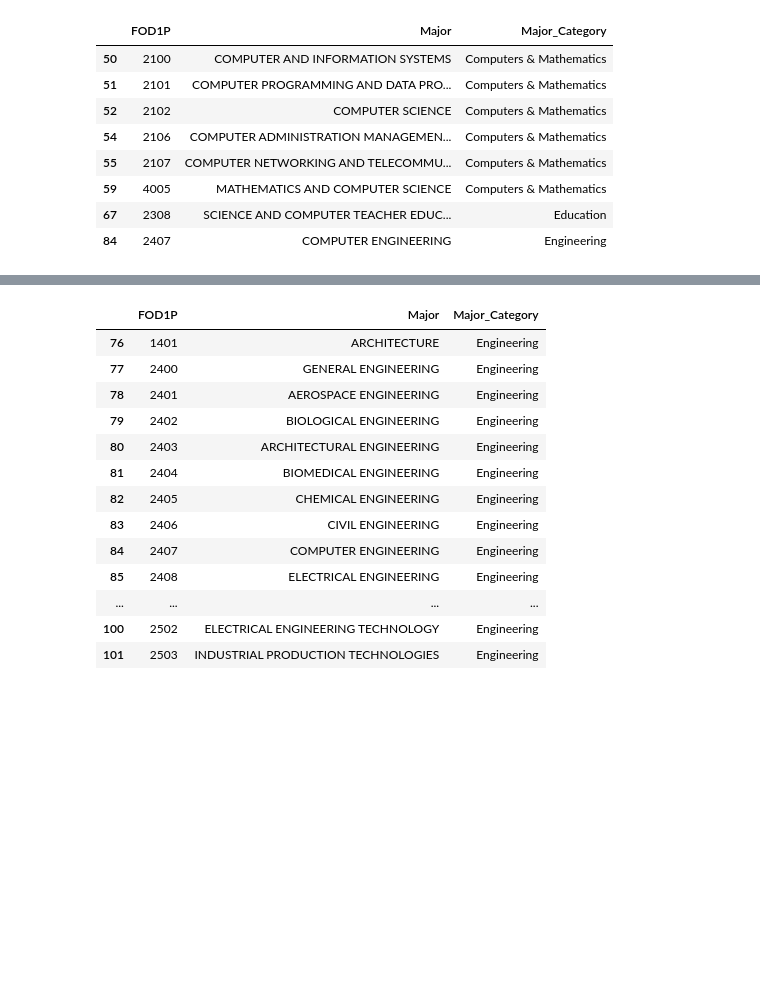
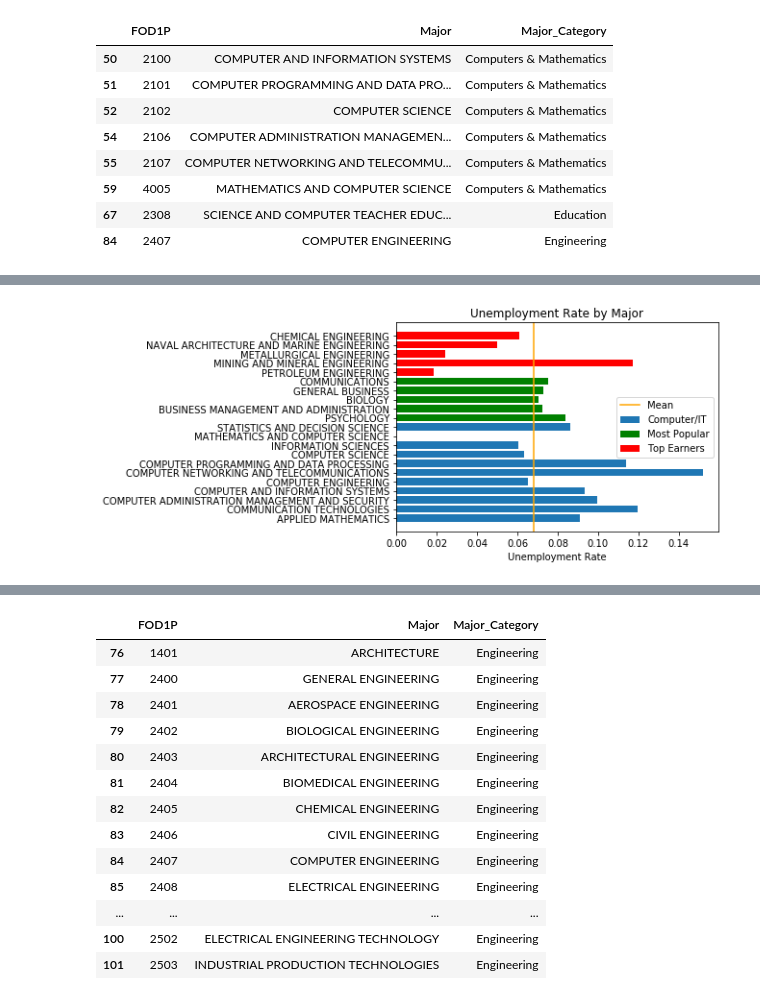
Before and after one commit to Elvinh/cs122_final_project, a Jupyter notebook: college_major_analysis.ipynb, the cells around one changed output, grey strips where cells are left out. Cells and saved outputs as stored; diff of their text form; code cells hidden in the pictures; blank space fills up the shorter version.

Commit message:
figures and analysis

```diff
--- a/college_major_analysis.ipynb
+++ b/college_major_analysis.ipynb
@@ -81,4 +78,5 @@ ComputerMajorCodes
 # %%
 # Mean of unemployment rates across all majors
-recent_grads_df['Unemployment_rate'].mean()
-recent_grads_df[recent_grads_df['Major_code'].isin(ComputerMajorCodes)]
+mean_unemployment_all_majors = recent_grads_df['Unemployment_rate'].mean()
+computer_majors_df = recent_grads_df[recent_grads_df['Major_code'].isin(ComputerMajorCodes)]
+computer_majors_df = computer_majors_df[computer_majors_df.Major != 'MATHEMATICS']
@@ -108,0 +83,25 @@ plt.barh(x,y)
+# %%
+import numpy as np
+import matplotlib.pyplot as plt
+import matplotlib.ticker as mtick
+
+x = computer_majors_df['Major'].tolist()
+y = computer_majors_df['Unemployment_rate'].tolist()
+
+x_2 = recent_grads_df.sort_values('Total', ascending=False).head()['Major'].tolist()
+y_2 = recent_grads_df.sort_values('Total', ascending=False).head()['Unemployment_rate'].tolist()
+
+x_3 = recent_grads_df.sort_values('Median', ascending=False).head()['Major'].tolist()
+y_3 = recent_grads_df.sort_values('Median', ascending=False).head()['Unemployment_rate'].tolist()
+
+plt.barh(x,y, label='Computer/IT')
+plt.barh(x_2, y_2, color='green', label='Most Popular')
+plt.barh(x_3 ,y_3, color='red', label='Top Earners')
+
+plt.axvline(mean_unemployment_all_majors, color='orange', label='Mean')
+plt.xlabel('Unemployment Rate')
+plt.title('Unemployment Rate by Major')
+plt.legend()
+plt.show()
+# %% [output]
+[figure, added]
```
Also changed, not shown: parts of 12 cells of this notebook, 11 other files.
